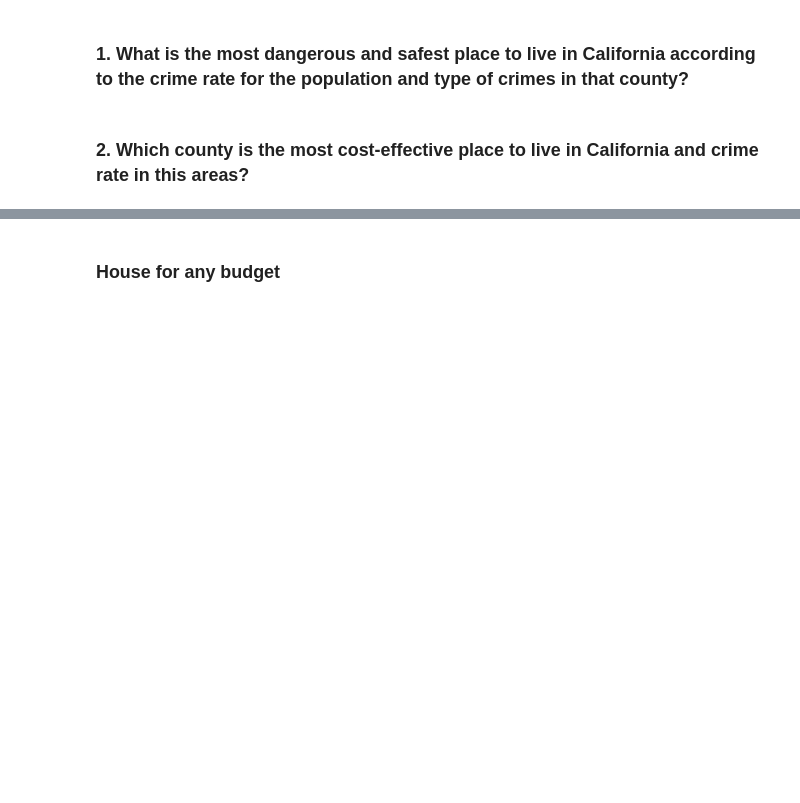
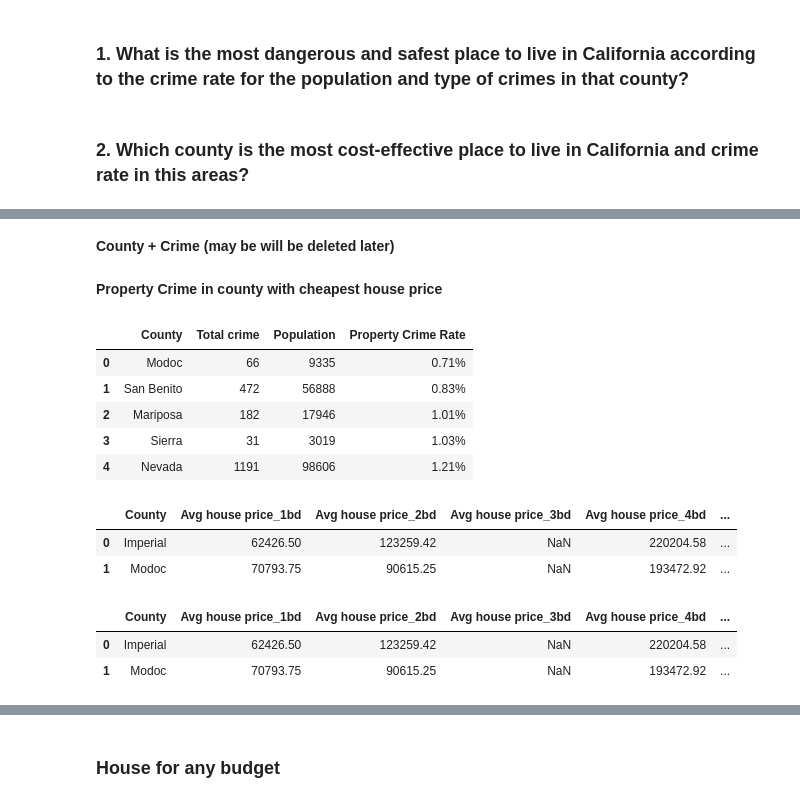
Before and after one commit to 52Godfrey/BestCityToLiveCA, a Jupyter notebook: Analisys.ipynb, the cells around one changed output, grey strips where cells are left out. Drawn from its saved outputs; the diff is of its cells as text; code cells hidden in the pictures; blank space fills up the shorter version.

```diff
--- a/Analisys.ipynb
+++ b/Analisys.ipynb
@@ -101,0 +140,17 @@ plt.show()
+# %% [markdown]
+**County + Crime (may be will be deleted later)**
+# %% [markdown]
+**Property Crime in county with cheapest house price**
+# %%
+# Read crime data to DataFrame
+property_crime_path = 'Total Prperty Crime.csv'
+prop_crime_df = pd.read_csv(property_crime_path)
+prop_crime_df = prop_crime_df.rename(columns={'Unnamed: 0': 'County', '11': "Total crime"})
+prop_crime_df.head()
+# %% [output]
+|  | County | Total crime | Population | Property Crime Rate |
+| 0 | Modoc | 66 | 9335 | 0.71% |
+| 1 | San Benito | 472 | 56888 | 0.83% |
+| 2 | Mariposa | 182 | 17946 | 1.01% |
+| 3 | Sierra | 31 | 3019 | 1.03% |
+| 4 | Nevada | 1191 | 98606 | 1.21% |
@@ -101,0 +160,17 @@ plt.show()
+# %%
+all_county.head(2)
+# %% [output]
+|  | County | Avg house price_1bd | Avg house price_2bd | Avg house price_3bd | Avg house price_4bd | ... |
+| 0 | Imperial | 62426.50 | 123259.42 | NaN | 220204.58 | ... |
+| 1 | Modoc | 70793.75 | 90615.25 | NaN | 193472.92 | ... |
+# %%
+# add column lat and lng to all_county DF
+
+all_county['lat'] = ''
+all_county['lng'] = ''
+all_county['test'] = ''
+all_county.head(2)
+# %% [output]
+|  | County | Avg house price_1bd | Avg house price_2bd | Avg house price_3bd | Avg house price_4bd | ... |
+| 0 | Imperial | 62426.50 | 123259.42 | NaN | 220204.58 | ... |
+| 1 | Modoc | 70793.75 | 90615.25 | NaN | 193472.92 | ... |
```
Also changed, not shown: parts of 22 cells of this notebook, 4 other files.
